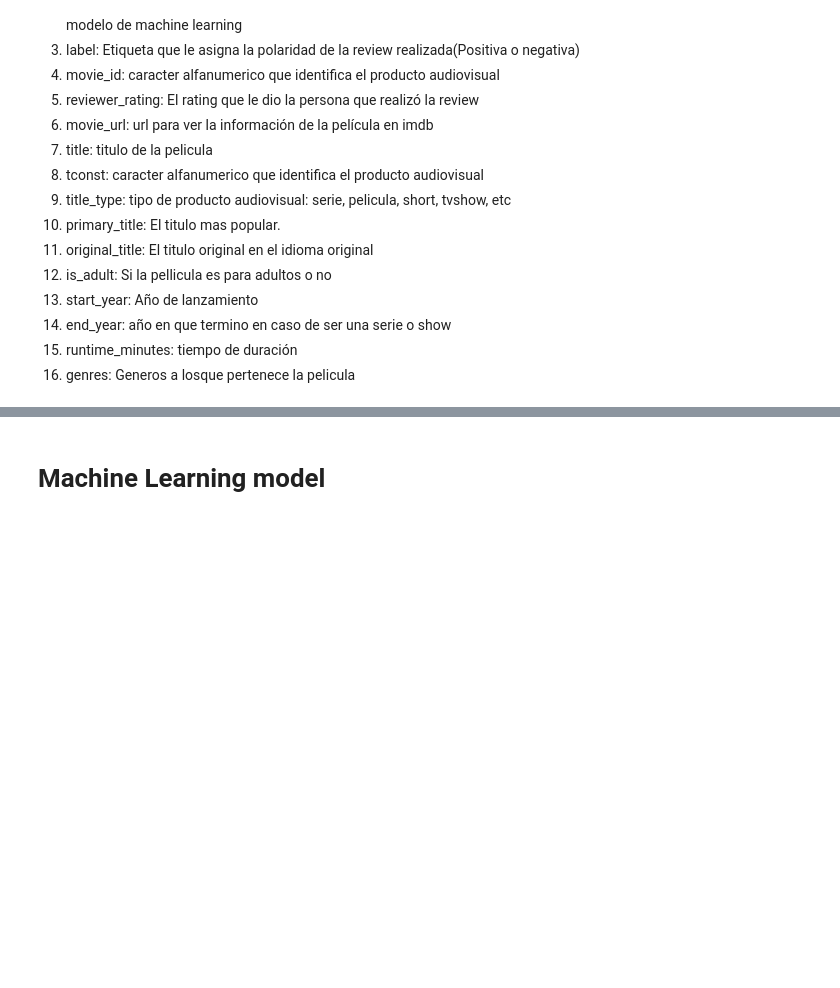
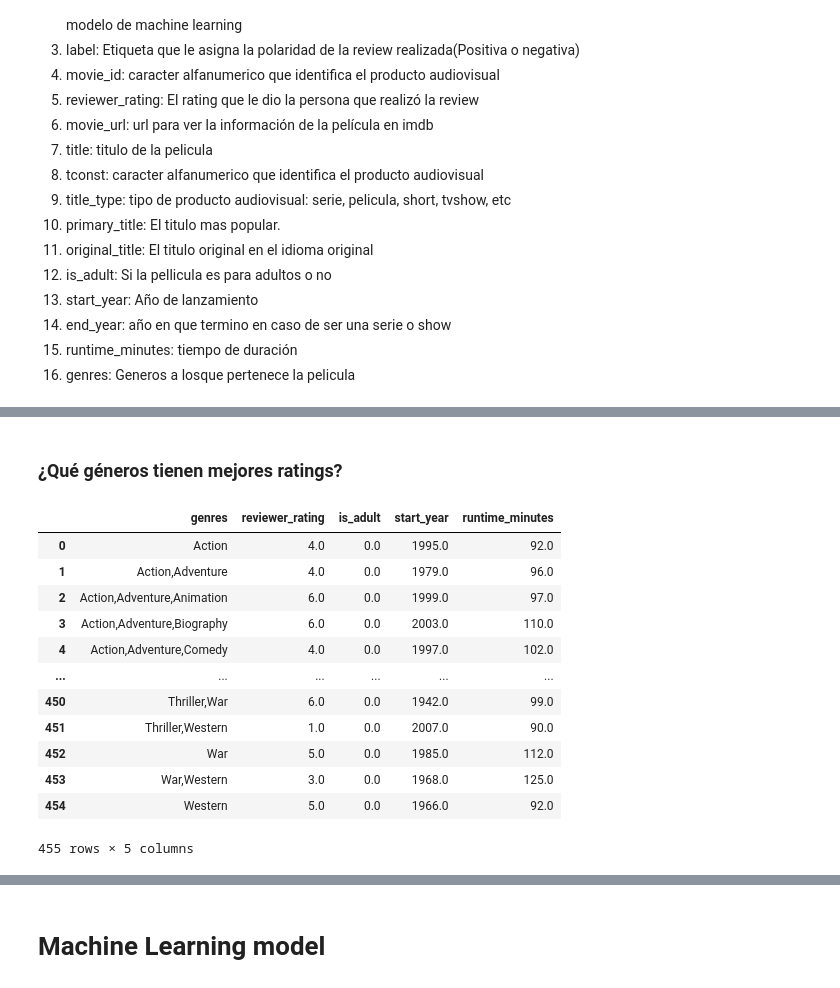
Before and after one commit to Pablot123/TGL_FinalProject, a Jupyter notebook: data_analisis.ipynb, the cells around one changed output, grey strips where cells are left out. Saved outputs shown, nothing was run; the diff lists cells and outputs as text; code cells hidden in the pictures; blank space fills up the shorter version.

```diff
--- a/data_analisis.ipynb
+++ b/data_analisis.ipynb
@@ -103,0 +76,21 @@ df_movies.head()
+# %% [markdown]
+### ¿Qué géneros tienen mejores ratings?
+# %%
+# Agrupar por géneros y promediar la calificación
+df_unique_genre = df_not_null_rating.groupby(['genres']).mean().round()
+df_unique_genre.reset_index(inplace=True)
+df_unique_genre
+# %% [output]
+|  | genres | reviewer_rating | is_adult | start_year | runtime_minutes |
+| 0 | Action | 4.0 | 0.0 | 1995.0 | 92.0 |
+| 1 | Action,Adventure | 4.0 | 0.0 | 1979.0 | 96.0 |
+| 2 | Action,Adventure,Animation | 6.0 | 0.0 | 1999.0 | 97.0 |
+| 3 | Action,Adventure,Biography | 6.0 | 0.0 | 2003.0 | 110.0 |
+| 4 | Action,Adventure,Comedy | 4.0 | 0.0 | 1997.0 | 102.0 |
+| ... | ... | ... | ... | ... | ... |
+| 450 | Thriller,War | 6.0 | 0.0 | 1942.0 | 99.0 |
+| 451 | Thriller,Western | 1.0 | 0.0 | 2007.0 | 90.0 |
+| 452 | War | 5.0 | 0.0 | 1985.0 | 112.0 |
+| 453 | War,Western | 3.0 | 0.0 | 1968.0 | 125.0 |
+| 454 | Western | 5.0 | 0.0 | 1966.0 | 92.0 |
+455 rows × 5 columns
```
Also changed, not shown: parts of 24 cells of this notebook, 1 other file.
